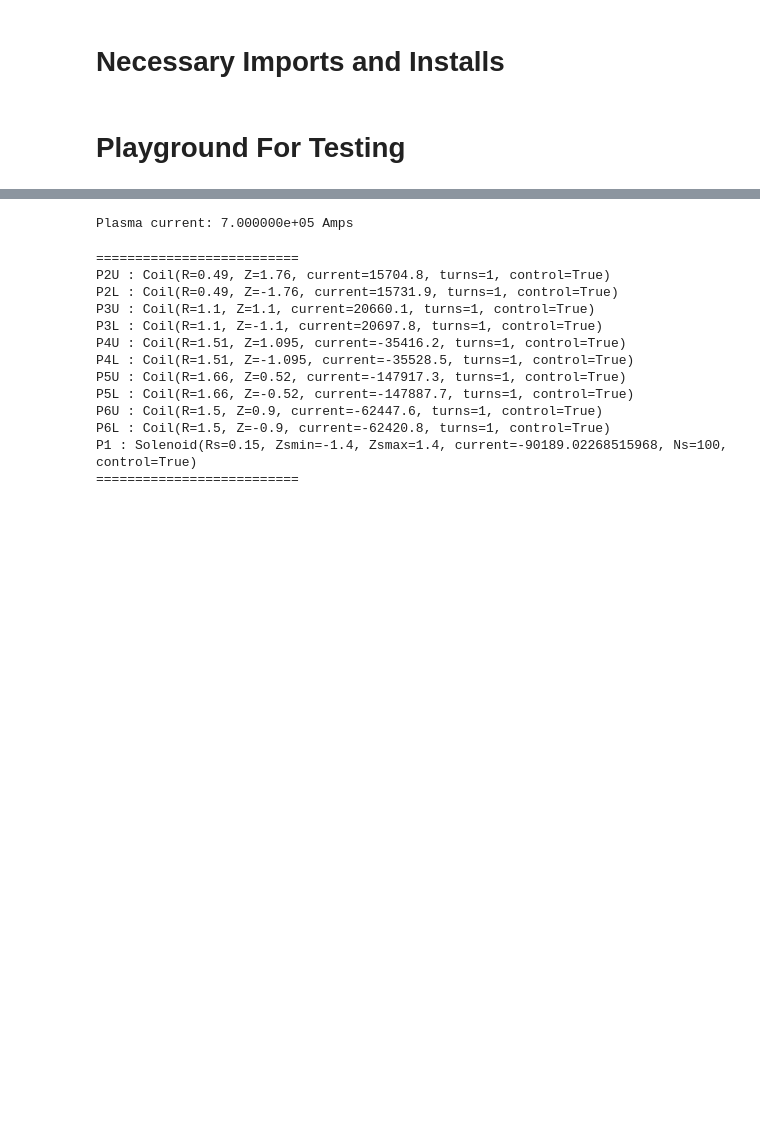
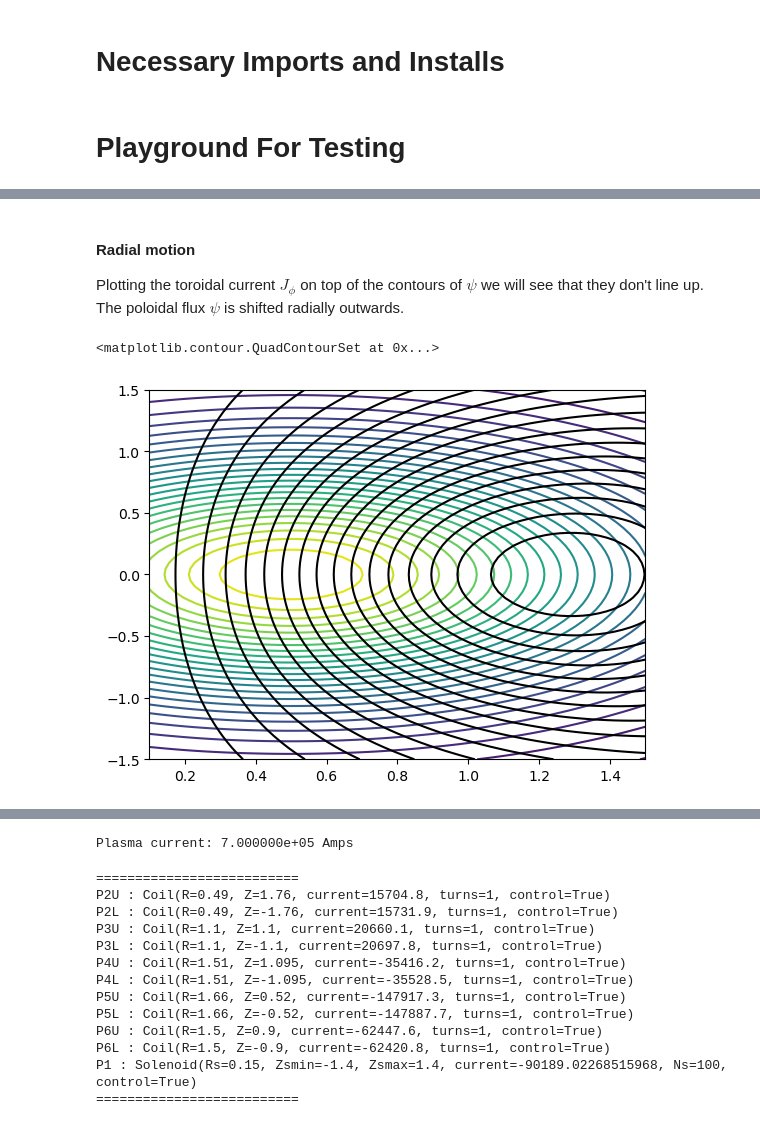
Before and after one commit to MrLou1976/PHY_329_Final_Project, a Jupyter notebook: Tokomak_Learning_Playground.ipynb, the cells around one changed output, grey strips where cells are left out. Saved outputs shown, nothing was run; the diff lists cells and outputs as text; code cells hidden in the pictures; blank space fills up the shorter version.

```diff
--- a/Tokomak_Learning_Playground.ipynb
+++ b/Tokomak_Learning_Playground.ipynb
@@ -81,0 +263,11 @@ plt.show()
+# %% [markdown]
+#### Radial motion
+
+Plotting the toroidal current $J_\phi$ on top of the contours of $\psi$ we will see that they don't line up.
+The poloidal flux $\psi$ is shifted radially outwards.
+# %%
+plt.contour(R, Z, J_tor, 30)  # Coloured lines are toroidal current
+plt.contour(R, Z, psi, 20, colors='k')  # Black contours are poloidal flux
+# %% [output]
+<matplotlib.contour.QuadContourSet at 0x...>
+[figure, added]
```
Also changed, not shown: parts of 30 cells of this notebook.
